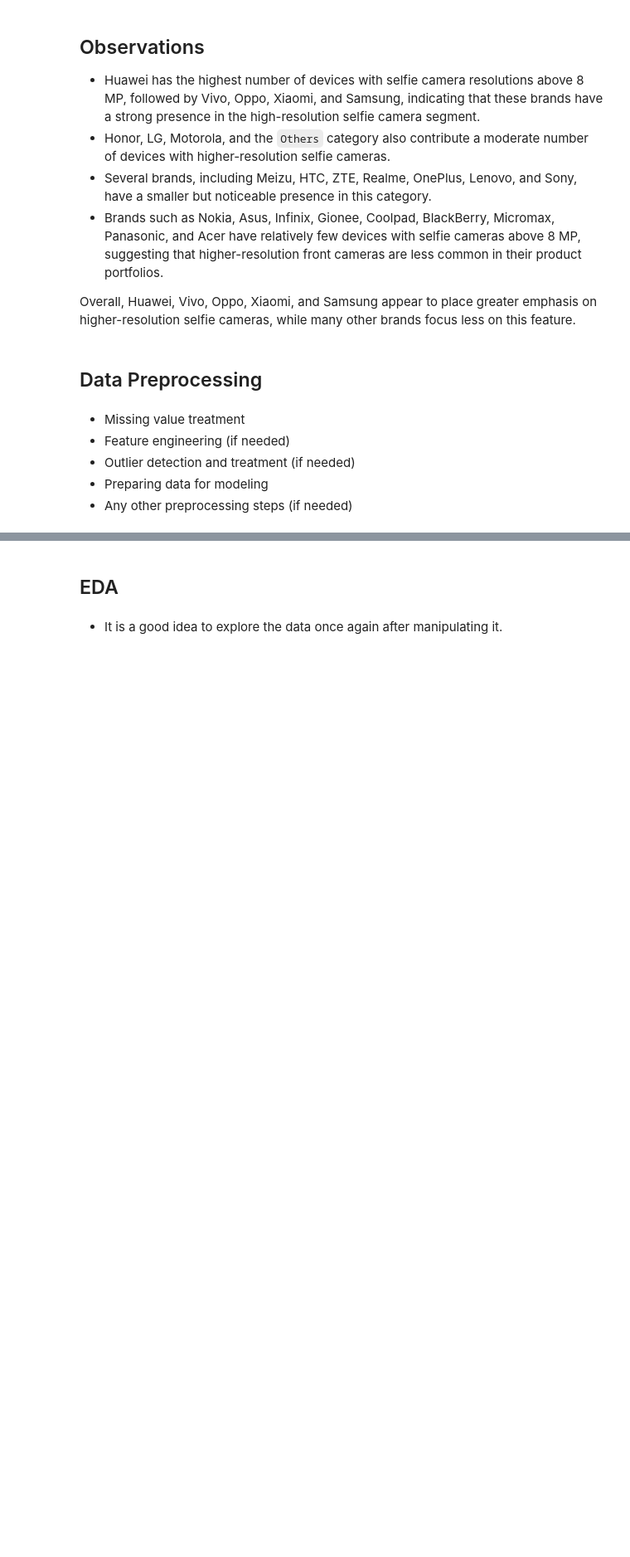
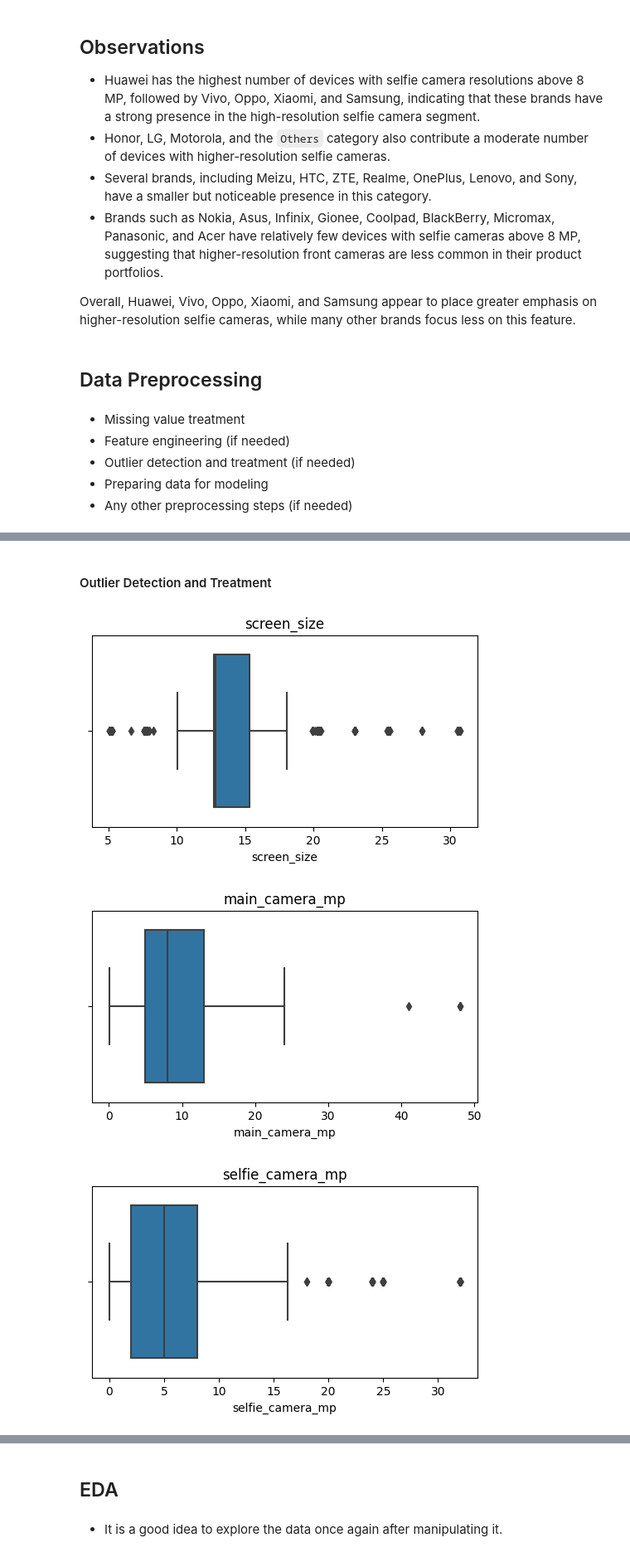
Before and after one commit to Irene-coder-dot/Recell-Refurbished-smartphones, a Jupyter notebook: ReCell_Project_Learner_Notebook_FullCode.ipynb, the cells around one changed output, grey strips where cells are left out. Shown at 83% size. Drawn from its saved outputs; the diff is of its cells as text; code cells hidden in the pictures; blank space fills up the shorter version.

Commit message:
Add Data Preprocessing steps

```diff
--- a/ReCell_Project_Learner_Notebook_FullCode.ipynb
+++ b/ReCell_Project_Learner_Notebook_FullCode.ipynb
@@ -551,0 +575,15 @@ Overall, Huawei, Vivo, Oppo, Xiaomi, and Samsung appear to place greater emphasi
+# %%
+# Impute Missing values
+# List of numerical columns with missing values
+numeric_cols = [
+    'main_camera_mp',
+    'selfie_camera_mp',
+    'int_memory',
+    'ram',
+    'battery',
+    'weight'
+]
+
+# Fill missing values with the median
+for col in numeric_cols:
+    Recell_data[col] = Recell_data[col].fillna(Recell_data[col].median())
@@ -551,0 +618,7 @@ Overall, Huawei, Vivo, Oppo, Xiaomi, and Samsung appear to place greater emphasi
+# %%
+# Convert categorical variables into dummy variables
+Recell_data = pd.get_dummies(
+    Recell_data,
+    columns=['brand_name','os'],
+    drop_first=True
+)
@@ -551,0 +644,26 @@ Overall, Huawei, Vivo, Oppo, Xiaomi, and Samsung appear to place greater emphasi
+# %% [markdown]
+#### Outlier Detection and Treatment
+# %%
+# Boxplots used for checking outliers
+numerical_cols = [
+    'screen_size',
+    'main_camera_mp',
+    'selfie_camera_mp',
+    'int_memory',
+    'ram',
+    'battery',
+    'weight',
+    'days_used',
+    'normalized_new_price',
+    'normalized_used_price'
+]
+
+for col in numerical_cols:
+    plt.figure(figsize=(6,3))
+    sns.boxplot(x=Recell_data[col])
+    plt.title(col)
+    plt.show()
+# %% [output]
+[figure, added]
+[figure, added]
+[figure, added]
```
Also changed, not shown: parts of 21 cells of this notebook.
